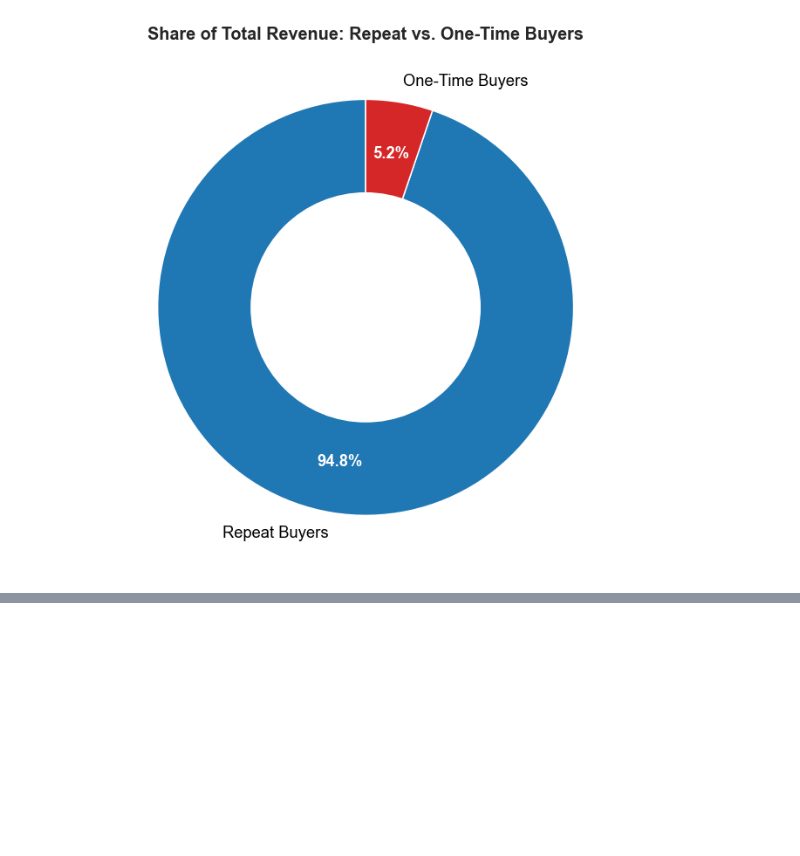
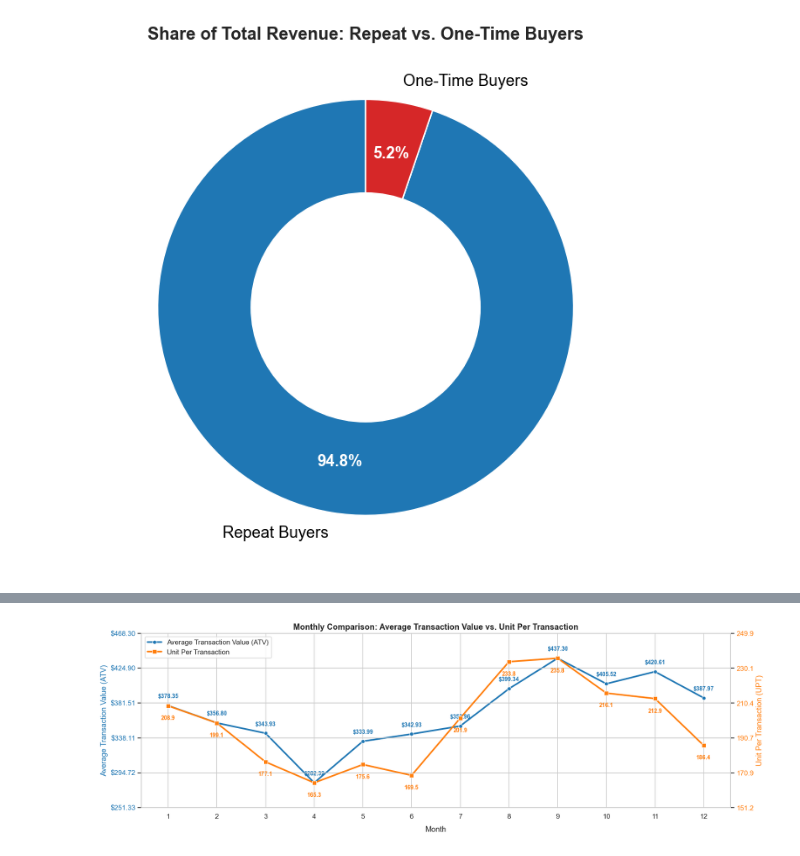
Before and after one commit to Lyvinthai/Retail_Sales_Data_Analytics, a Jupyter notebook: noteboook/eda.ipynb, the cells around one changed output, grey strips where cells are left out. Drawn from its saved outputs; the diff is of its cells as text; code cells hidden in the pictures; blank space fills up the shorter version.

```diff
--- a/noteboook/eda.ipynb
+++ b/noteboook/eda.ipynb
@@ -249,0 +259,86 @@ plt.show()
+# %%
+df['invoice_date'] = pd.to_datetime(df['invoice_date'])
+
+monthly_data = df.groupby(df['invoice_date'].dt.month).agg(
+    total_rev=('total_revenue', 'sum'),
+    total_qty=('quantity', 'sum'),
+    unique_invoices=('invoice_no', 'nunique')
+).reset_index()
+
+monthly_data['atv'] = monthly_data['total_rev'] / monthly_data['unique_invoices']
+monthly_data['upt'] = monthly_data['total_qty'] / monthly_data['unique_invoices']
+
+fig, ax1 = plt.subplots(figsize=(15, 5))
+
+color1 = '#1f77b4'
+sns.lineplot(
+    data=monthly_data,
+    x='invoice_date',
+    y='atv',
+    ax=ax1,
+    color=color1,
+    marker='o',
+    linewidth=2.5,
+    label='Average Transaction Value (ATV)'
+)
+ax1.set_xlabel('Month', fontsize=12, labelpad=10)
+ax1.set_ylabel('Average Transaction Value (ATV)', color=color1)
+ax1.tick_params(axis='y', labelcolor=color1)
+ax1.yaxis.set_major_formatter(ticker.FormatStrFormatter('$%1.2f'))
+
+for index, row in monthly_data.iterrows():
+    ax1.annotate(
+        text=f"${row['atv']:.2f}",
+        xy=(row['invoice_date'], row['atv']),
+        xytext=(0, 10),
+        textcoords='offset points',
+        va='bottom', ha='center',
+        color=color1, fontweight='bold', fontsize=9
+    )
+ax1.margins(y=0.2)
+
+ax2 = ax1.twinx()
+color2 = '#ff7f0e'
+sns.lineplot(
+    data=monthly_data,
+    x='invoice_date',
+    y='upt',
+    ax=ax2,
+    color=color2,
+    marker='s',
+    linewidth=2.5,
+    label='Unit Per Transaction'
+)
+ax2.set_ylabel('Unit Per Transaction (UPT)', color=color2)
+ax2.tick_params(axis='y', labelcolor=color2)
+ax2.yaxis.set_major_formatter(ticker.FormatStrFormatter('%1.1f'))
+
+for index, row in monthly_data.iterrows():
+    ax2.annotate(
+        text=f"{row['upt']:.1f}",
+        xy=(row['invoice_date'], row['upt']),
+        xytext=(0, -15),
+        textcoords='offset points',
+        va='top', ha='center',
+        color=color2, fontweight='bold', fontsize=9
+    )
+
+ax2.margins(y=0.2)
+
+plt.xticks(range(1, 13))
+plt.title("Monthly Comparison: Average Transaction Value vs. Unit Per Transaction")
+
+num_ticks = 6
+ax1.yaxis.set_major_locator(ticker.LinearLocator(num_ticks))
+ax2.yaxis.set_major_locator(ticker.LinearLocator(num_ticks))
+
+lines1, labels1 = ax1.get_legend_handles_labels()
+lines2, labels2 = ax2.get_legend_handles_labels()
+ax1.get_legend().remove()
+ax2.legend(lines1 + lines2, labels1 + labels2, loc='upper left')
+
+plt.margins(x=0.50)
+plt.tight_layout()
+plt.show()
+# %% [output]
+[figure, added]
```
Also changed, not shown: parts of 5 cells of this notebook.
